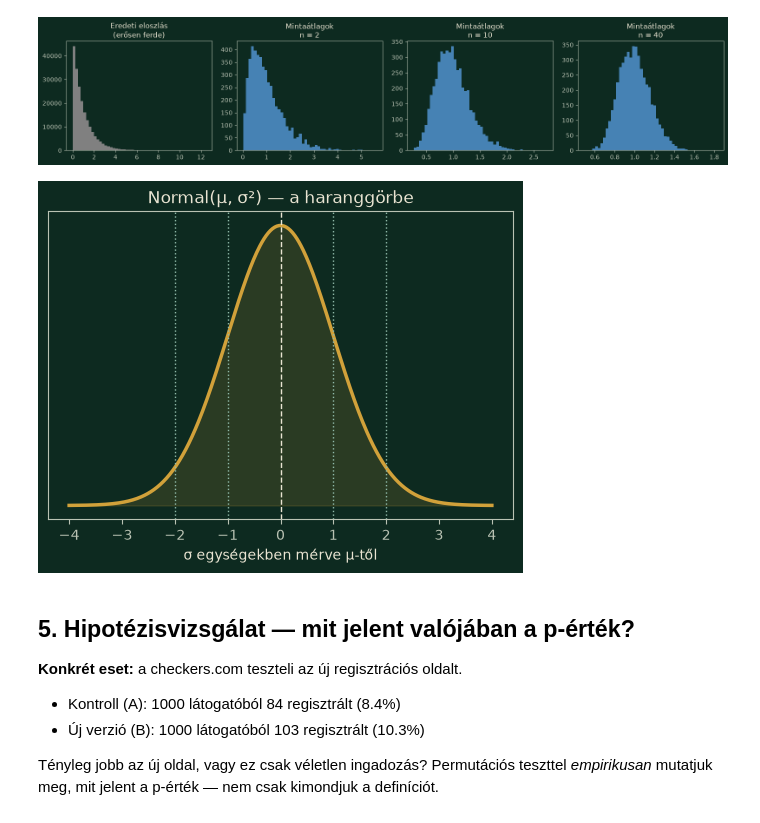
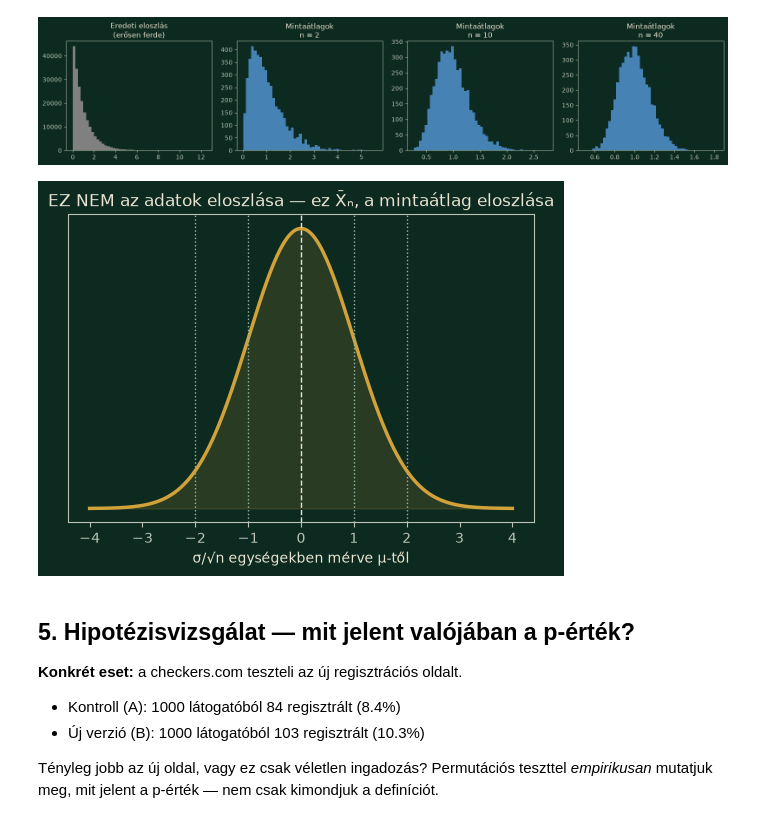
Before and after one commit to karpatika92/nasz_data_science_course, a Jupyter notebook: lessons/01-statisztikai-alapok/demo.ipynb, the cells around one changed output. Drawn from its saved outputs; the diff is of its cells as text; code cells hidden in the pictures.

```diff
--- a/lessons/01-statisztikai-alapok/demo.ipynb
+++ b/lessons/01-statisztikai-alapok/demo.ipynb
@@ -133,23 +133,23 @@ plt.show()
 # %%
 from scipy.stats import norm
 
 x = np.linspace(-4, 4, 400)
-mu, sigma = 0, 1
+mu, sigma = 0, 1  # itt: a mintaátlag (X̄ₙ) mintavételi eloszlásának μ és σ/√n paraméterei
 
 fig, ax = plt.subplots(figsize=(6, 4))
 ax.plot(x, norm.pdf(x, mu, sigma), color="#d1a13a", linewidth=2.5)
 ax.fill_between(x, norm.pdf(x, mu, sigma), color="#d1a13a", alpha=0.15)
 ax.axvline(mu, color="#e9e4d2", linestyle="--", linewidth=1, label="μ")
 for k in [1, 2]:
     ax.axvline(mu + k * sigma, color="#8fb9a8", linestyle=":", linewidth=1)
     ax.axvline(mu - k * sigma, color="#8fb9a8", linestyle=":", linewidth=1)
-ax.set_title("Normal(μ, σ²) — a haranggörbe")
+ax.set_title("EZ NEM az adatok eloszlása — ez X̄ₙ, a mintaátlag eloszlása")
 ax.set_yticks([])
-ax.set_xlabel("σ egységekben mérve μ-től")
+ax.set_xlabel("σ/√n egységekben mérve μ-től")
 plt.savefig("assets/normal_distribution.png", dpi=150, bbox_inches="tight")
 plt.show()
 # %% [output]
-[figure, old version]
+[figure, new version]
 # %% [markdown]
 ## 5. Hipotézisvizsgálat — mit jelent valójában a p-érték?
 
```
Also changed, not shown: parts of 4 cells of this notebook, 8 other files.
